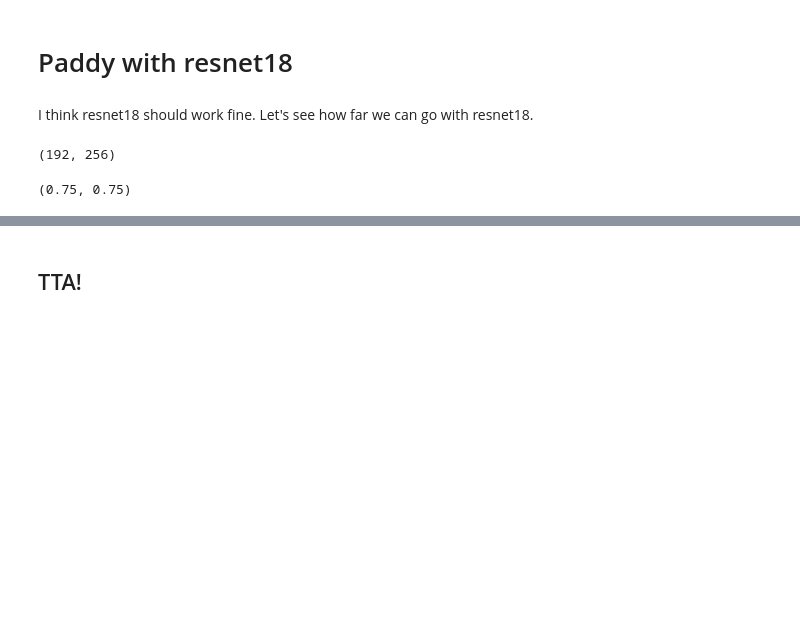
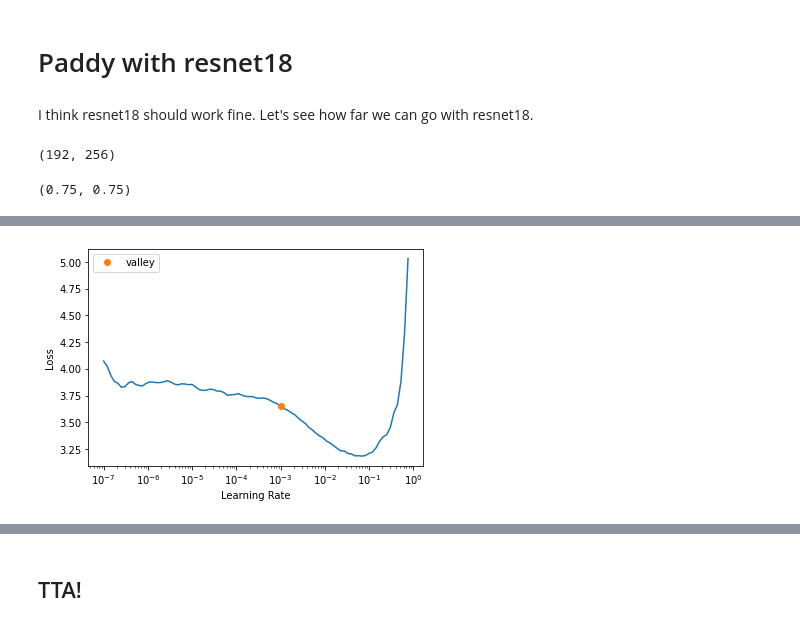
Before and after one commit to galopyz/paddy, a Jupyter notebook: 07_resnet18.ipynb, the cells around one changed output, grey strips where cells are left out. Drawn from its saved outputs; the diff is of its cells as text; code cells hidden in the pictures; blank space fills up the shorter version.

```diff
--- a/07_resnet18.ipynb
+++ b/07_resnet18.ipynb
@@ -37,0 +142,3 @@ learn = train(arch, epochs=20, bs=128)
+# %%
+learn = train(arch, bs=64)
+# %% [output]
@@ -37,0 +146 @@ learn = train(arch, epochs=20, bs=128)
+[figure, added]
```
Also changed, not shown: parts of 15 cells of this notebook.
